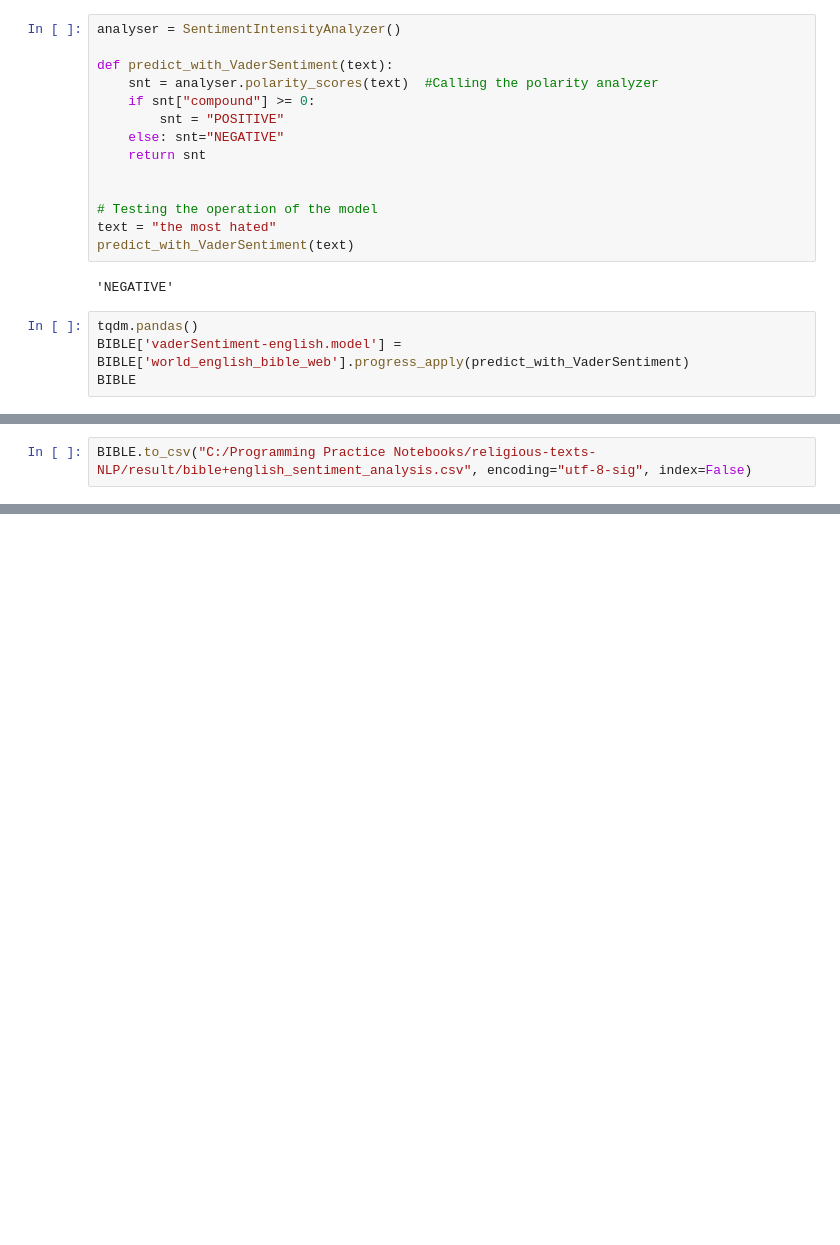
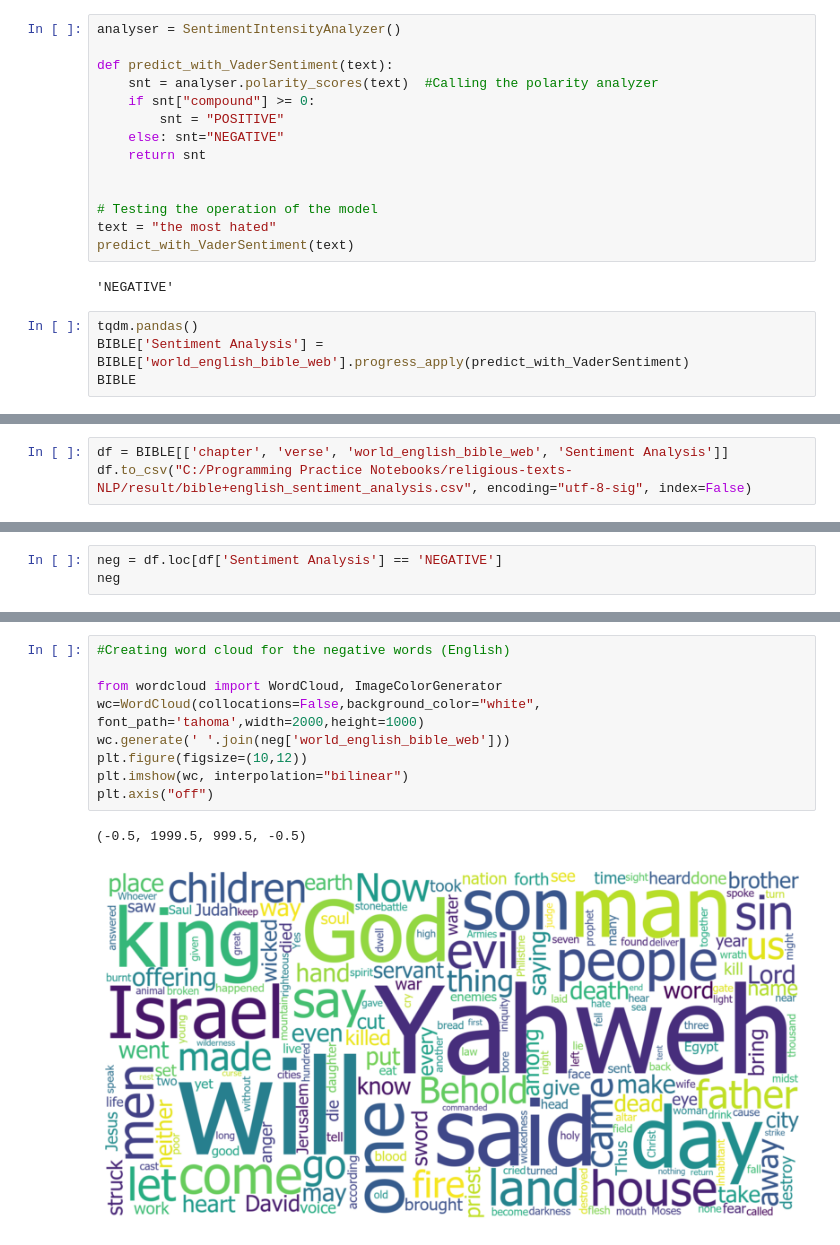
Before and after one commit to mattummal/religious-texts-NLP, a Jupyter notebook: bible.ipynb, the cells around one changed output, grey strips where cells are left out. Cells and saved outputs as stored; diff of their text form; blank space fills up the shorter version.

```diff
--- a/bible.ipynb
+++ b/bible.ipynb
@@ -62,7 +62,7 @@ predict_with_VaderSentiment(text)
 'NEGATIVE'
 # %%
 tqdm.pandas()
-BIBLE['vaderSentiment-english.model'] = BIBLE['world_english_bible_web'].progress_apply(predict_with_VaderSentiment)
+BIBLE['Sentiment Analysis'] = BIBLE['world_english_bible_web'].progress_apply(predict_with_VaderSentiment)
 BIBLE
 # %% [output]
 |  | id | book_id | book_name | chapter | verse | world_english_bible_web | king_james_bible_kjv | ... |
@@ -81,2 +88,3 @@ BIBLE
 # %%
-BIBLE.to_csv("C:/Programming Practice Notebooks/religious-texts-NLP/result/bible+english_sentiment_analysis.csv", encoding="utf-8-sig", index=False)
+df = BIBLE[['chapter', 'verse', 'world_english_bible_web', 'Sentiment Analysis']]
+df.to_csv("C:/Programming Practice Notebooks/religious-texts-NLP/result/bible+english_sentiment_analysis.csv", encoding="utf-8-sig", index=False)
@@ -82,0 +93,3 @@ BIBLE.to_csv("C:/Programming Practice Notebooks/religious-texts-NLP/result/bible
+# %%
+neg = df.loc[df['Sentiment Analysis'] == 'NEGATIVE']
+neg
@@ -82,0 +110,12 @@ BIBLE.to_csv("C:/Programming Practice Notebooks/religious-texts-NLP/result/bible
+# %%
+#Creating word cloud for the negative words (English)
+
+from wordcloud import WordCloud, ImageColorGenerator
+wc=WordCloud(collocations=False,background_color="white", font_path='tahoma',width=2000,height=1000)
+wc.generate(' '.join(neg['world_english_bible_web']))
+plt.figure(figsize=(10,12))
+plt.imshow(wc, interpolation="bilinear")
+plt.axis("off")
+# %% [output]
+(-0.5, 1999.5, 999.5, -0.5)
+[figure, added]
```
Also changed, not shown: parts of 7 cells of this notebook, 1 other file.
